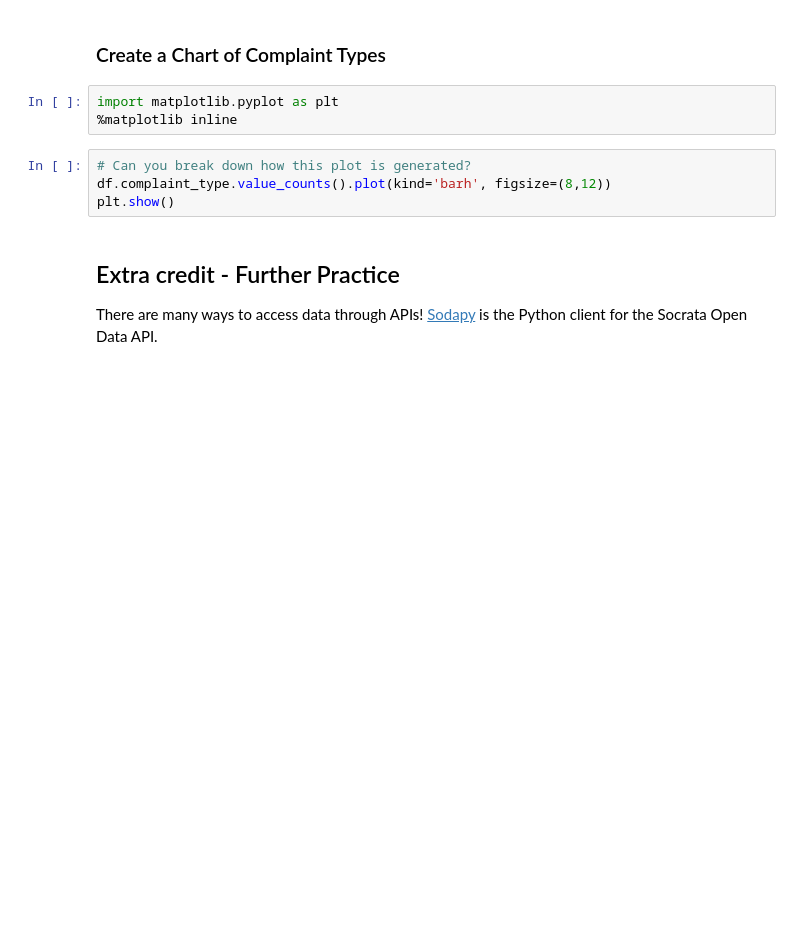
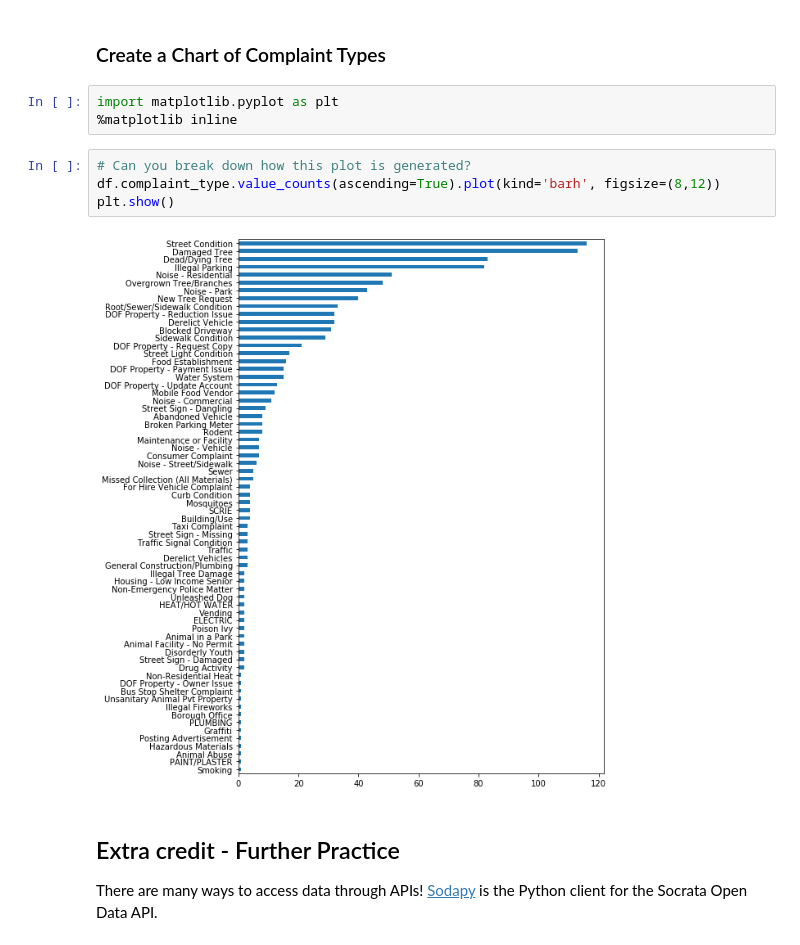
Before and after one commit to akhoso/Breakout-Session_API-Practice_HTX-DS-021720, a Jupyter notebook: api_notebook.ipynb, the cells around one changed output. Saved outputs shown, nothing was run; the diff lists cells and outputs as text; blank space fills up the shorter version.

```diff
--- a/api_notebook.ipynb
+++ b/api_notebook.ipynb
@@ -183,8 +293,10 @@ import matplotlib.pyplot as plt
 %matplotlib inline
 # %%
 # Can you break down how this plot is generated?
-df.complaint_type.value_counts().plot(kind='barh', figsize=(8,12))
+df.complaint_type.value_counts(ascending=True).plot(kind='barh', figsize=(8,12))
 plt.show()
+# %% [output]
+[figure, added]
 # %% [markdown]
 ## Extra credit - Further Practice
 
```
Also changed, not shown: parts of 19 cells of this notebook.
